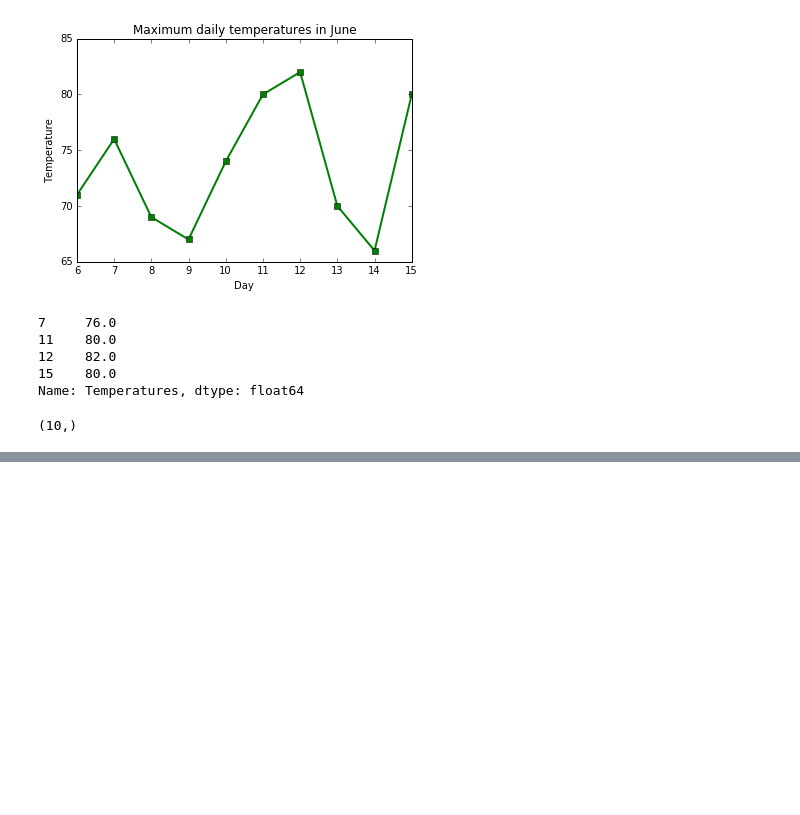
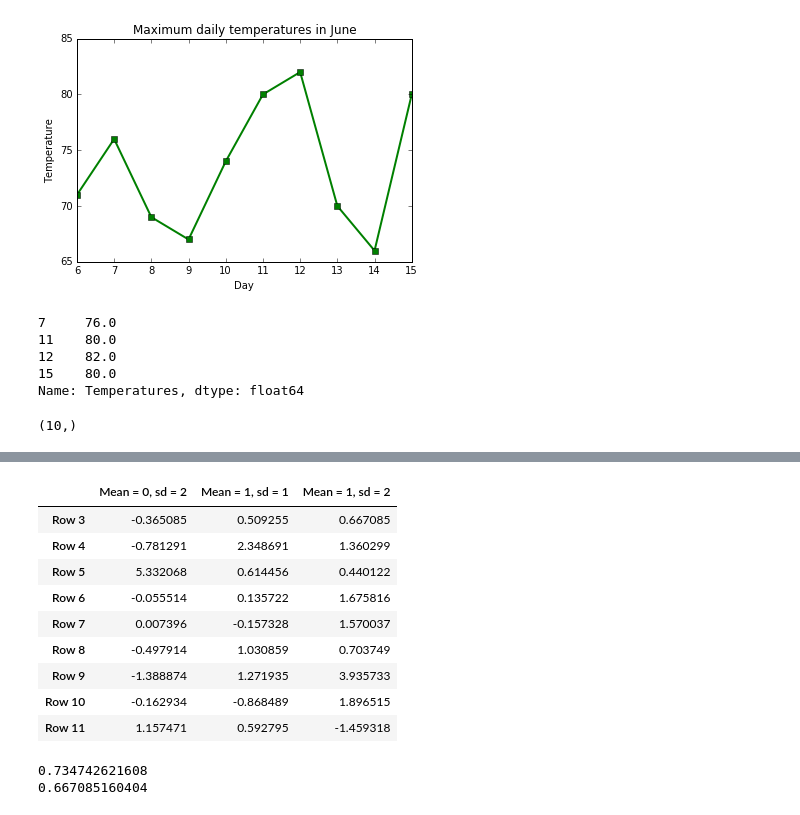
Before and after one commit to andersy005/Python-Quest, a Jupyter notebook: my_notebooks/Pandas.ipynb, the cells around one changed output, grey strips where cells are left out. Saved outputs shown, nothing was run; the diff lists cells and outputs as text; code cells hidden in the pictures; blank space fills up the shorter version.

```diff
--- a/my_notebooks/Pandas.ipynb
+++ b/my_notebooks/Pandas.ipynb
@@ -217,0 +358,21 @@ temps.shape
+# %%
+dframe_slice_copy = dframe.ix['Row 3':'Row 11', 5:].copy()
+dframe_slice_copy
+# %% [output]
+|  | Mean = 0, sd = 2 | Mean = 1, sd = 1 | Mean = 1, sd = 2 |
+| Row 3 | -0.365085 | 0.509255 | 0.667085 |
+| Row 4 | -0.781291 | 2.348691 | 1.360299 |
+| Row 5 | 5.332068 | 0.614456 | 0.440122 |
+| Row 6 | -0.055514 | 0.135722 | 1.675816 |
+| Row 7 | 0.007396 | -0.157328 | 1.570037 |
+| Row 8 | -0.497914 | 1.030859 | 0.703749 |
+| Row 9 | -1.388874 | 1.271935 | 3.935733 |
+| Row 10 | -0.162934 | -0.868489 | 1.896515 |
+| Row 11 | 1.157471 | 0.592795 | -1.459318 |
+# %%
+dframe_slice_copy.loc['Row 3','Mean = 1, sd = 2'] = normal(1, 2)
+print dframe_slice_copy.loc['Row 3','Mean = 1, sd = 2']
+print dframe.loc['Row 3','Mean = 1, sd = 2']
+# %% [output]
+0.734742621608
+0.667085160404
```
Also changed, not shown: parts of 15 cells of this notebook.
